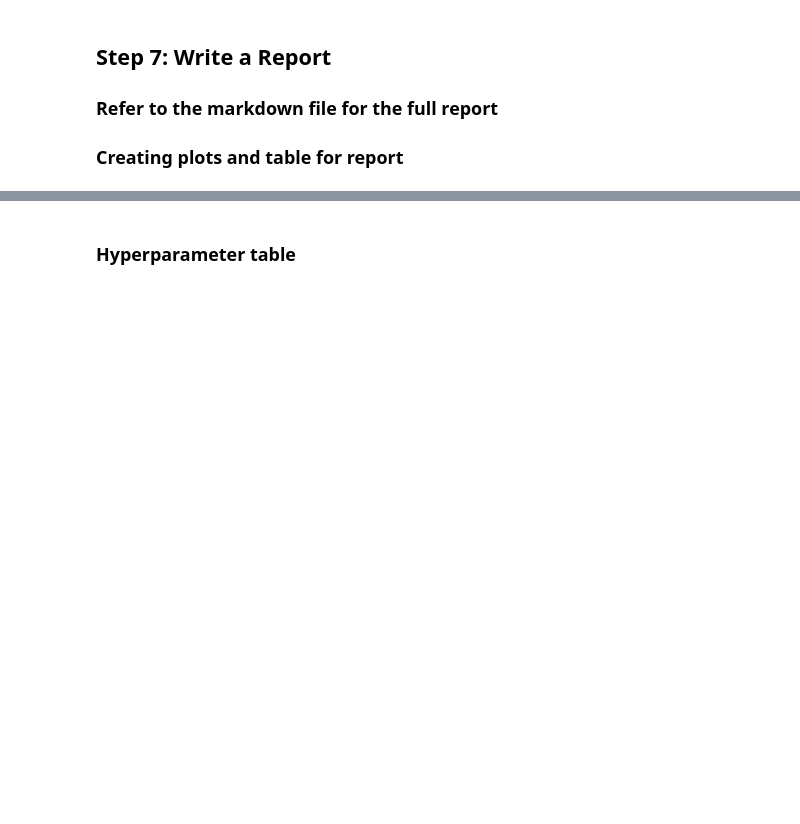
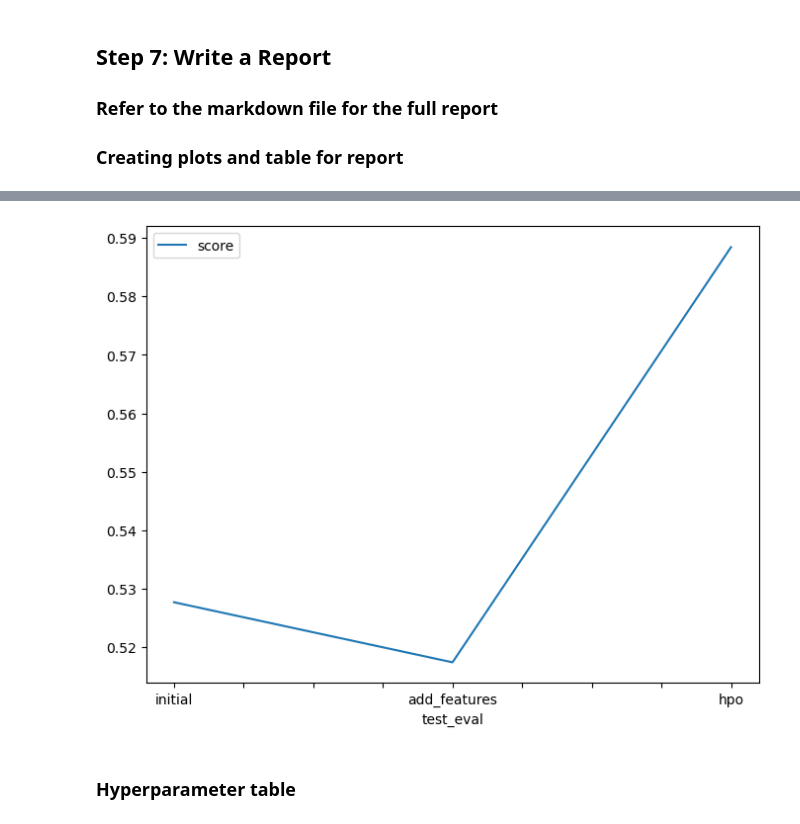
Before and after one commit to jatinbajaj777/BikeSharing, a Jupyter notebook: project/project-template.ipynb, the cells around one changed output, grey strips where cells are left out. Cells and saved outputs as stored; diff of their text form; code cells hidden in the pictures; blank space fills up the shorter version.

```diff
--- a/project/project-template.ipynb
+++ b/project/project-template.ipynb
@@ -606,12 +628,14 @@ fig.savefig('model_train_score.png')
 # %%
 # Take the 3 kaggle scores and creating a line plot to show improvement
 fig = pd.DataFrame(
     {
         "test_eval": ["initial", "add_features", "hpo"],
-        "score": [?, ?, ?]
+        "score": [0.52772, 0.51745, 0.58843]
     }
 ).plot(x="test_eval", y="score", figsize=(8, 6)).get_figure()
 fig.savefig('model_test_score.png')
+# %% [output]
+[figure, added]
 # %% [markdown]
 ### Hyperparameter table
 # %%
```
Also changed, not shown: parts of 10 cells of this notebook, 1 other file.
